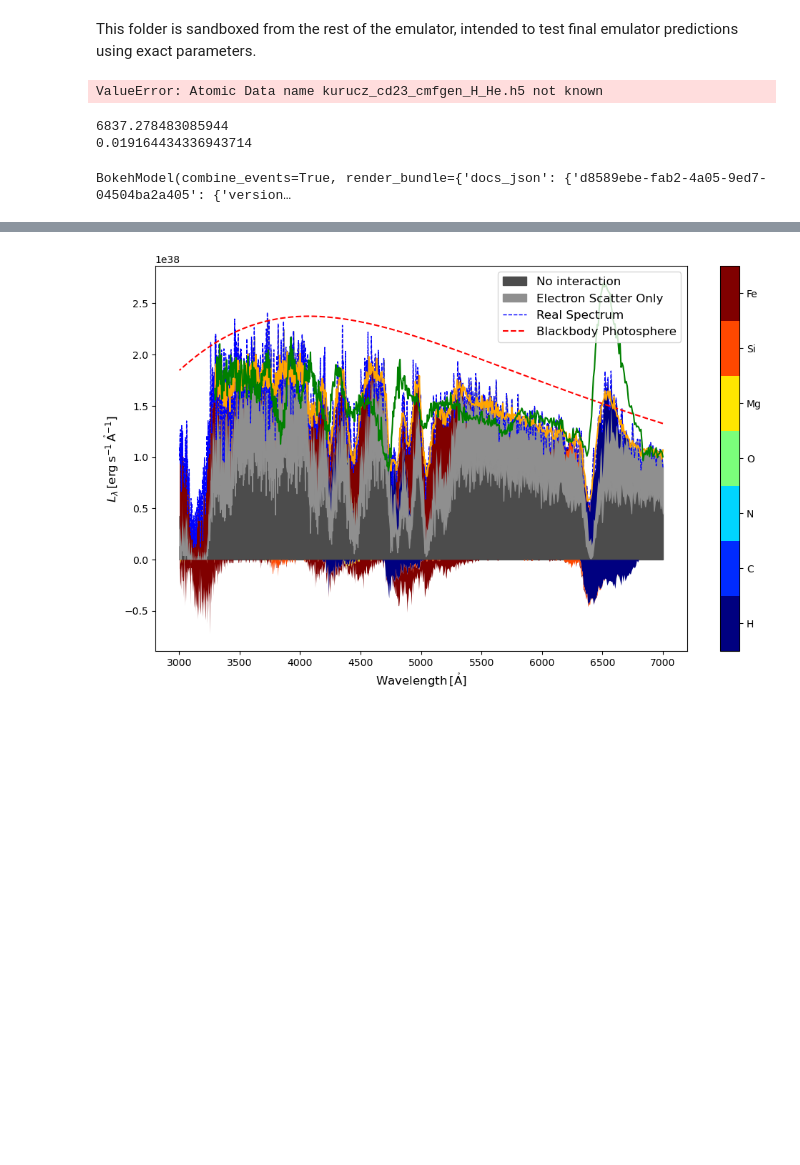
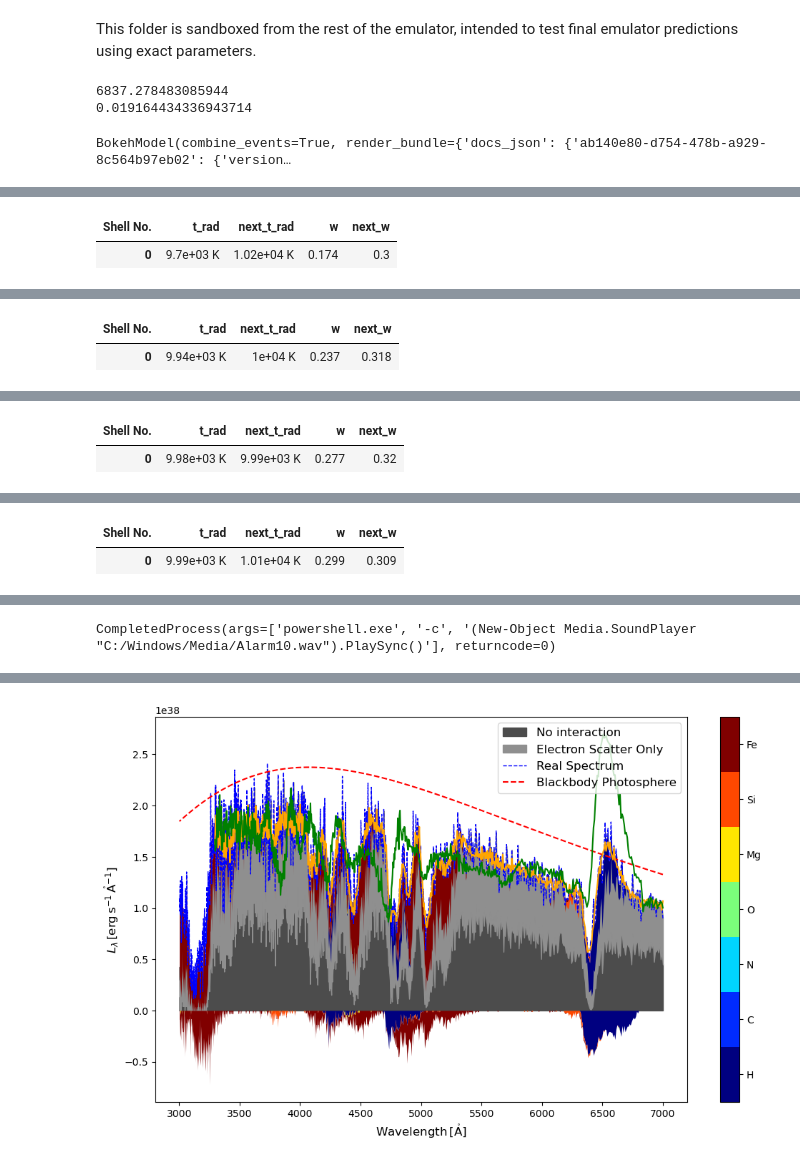
Before and after one commit to MichaelLukaszyk/iip-emulator, a Jupyter notebook: emulator/sandbox/tardis/tardis.ipynb, the cells around one changed output, grey strips where cells are left out. Cells and saved outputs as stored; diff of their text form; code cells hidden in the pictures; blank space fills up the shorter version.

```diff
--- a/emulator/sandbox/tardis/tardis.ipynb
+++ b/emulator/sandbox/tardis/tardis.ipynb
@@ -3,11 +3,6 @@ This folder is sandboxed from the rest of the emulator, intended to test final e
 # %%
 saved_seds = []
 saved_params = []
-# %%
-from tardis.io.atom_data import download_atom_data
-download_atom_data('kurucz_cd23_cmfgen_H_He.h5')
-# %% [output]
-ValueError: Atomic Data name kurucz_cd23_cmfgen_H_He.h5 not known
 # %%
 from emulator.interpolator import util as util
 from emulator import config as em_config
@@ -69,7 +64,7 @@ set_threads(4)
 sandbox_dir = os.path.abspath('.')
 config_path = os.path.join(sandbox_dir, 'config.yml')
 make_csvy(
-    shells=10, # 40
+    shells=2, # 40
     t_exp=t_exp,
     X=X,
     n=n,
@@ -94,11 +89,6 @@ sim.run()
 # sim.run_convergence()
 # sim.run_final()
 
-# Save it
-spectrum = sim.spectrum_solver.spectrum_integrated
-saved_seds.append(spectrum.luminosity_density_lambda.value)
-saved_params.append(data)
-
 import subprocess
 subprocess.run([
     'powershell.exe',
@@ -106,5 +96,5 @@ subprocess.run([
     '(New-Object Media.SoundPlayer "C:/Windows/Media/Alarm10.wav").PlaySync()'
 ])
 # %% [output]
-BokehModel(combine_events=True, render_bundle={'docs_json': {'d8589ebe-fab2-4a05-9ed7-04504ba2a405': {'version…
+BokehModel(combine_events=True, render_bundle={'docs_json': {'ab140e80-d754-478b-a929-8c564b97eb02': {'version…
 First iteration use usual fb cooling rate
@@ -110,0 +105,2 @@ First iteration use usual fb cooling rate
+| Shell No. | t_rad | next_t_rad | w | next_w |
+| 0 | 9.7e+03 K | 1.02e+04 K | 0.174 | 0.3 |
@@ -111,0 +124,2 @@ Error:
+| Shell No. | t_rad | next_t_rad | w | next_w |
+| 0 | 9.94e+03 K | 1e+04 K | 0.237 | 0.318 |
@@ -111,0 +143,2 @@ Error:
+| Shell No. | t_rad | next_t_rad | w | next_w |
+| 0 | 9.98e+03 K | 9.99e+03 K | 0.277 | 0.32 |
@@ -111,0 +162,2 @@ Error:
+| Shell No. | t_rad | next_t_rad | w | next_w |
+| 0 | 9.99e+03 K | 1.01e+04 K | 0.299 | 0.309 |
@@ -111,0 +181 @@ Error:
+CompletedProcess(args=['powershell.exe', '-c', '(New-Object Media.SoundPlayer "C:/Windows/Media/Alarm10.wav").PlaySync()'], returncode=0)
```
Also changed, not shown: parts of 6 cells of this notebook, 7 other files.
